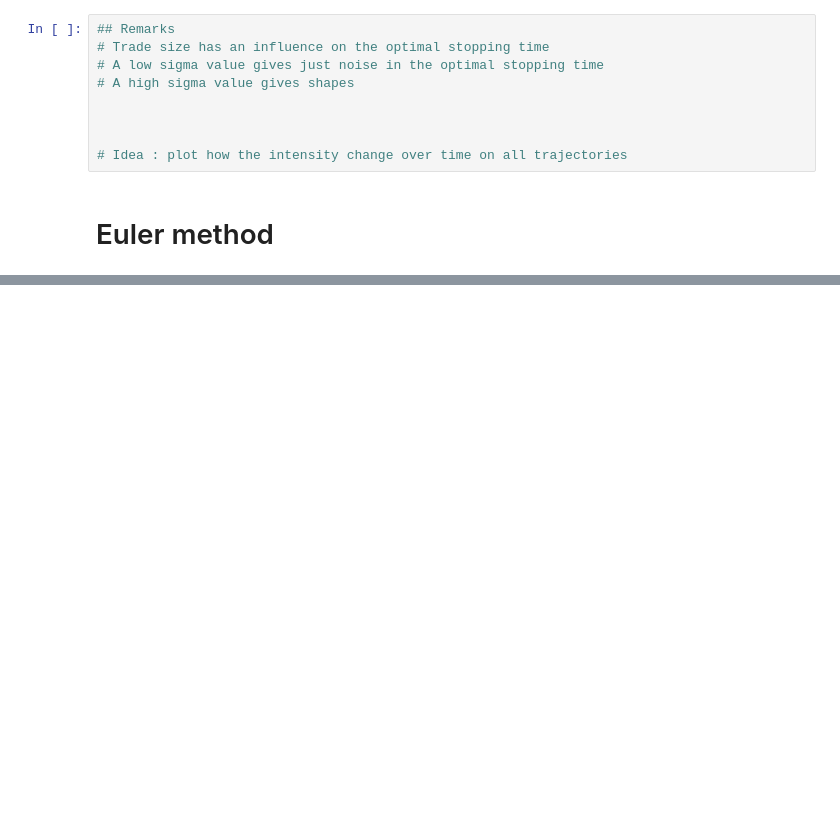
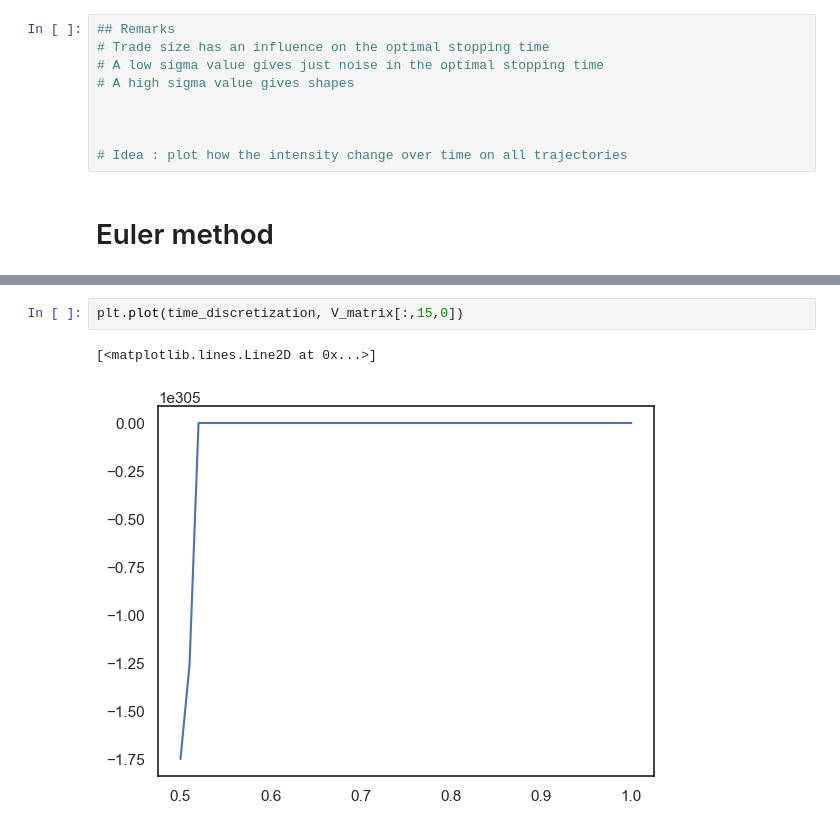
Before and after one commit to sb-bbr/AMM-Optimal-Exit-Time, a Jupyter notebook: Code/AMMSimulation.ipynb, the cells around one changed output, grey strips where cells are left out. Saved outputs shown, nothing was run; the diff lists cells and outputs as text; blank space fills up the shorter version.

```diff
--- a/Code/AMMSimulation.ipynb
+++ b/Code/AMMSimulation.ipynb
@@ -613,0 +656,5 @@ Time: 89
+# %%
+plt.plot(time_discretization, V_matrix[:,15,0])
+# %% [output]
+[<matplotlib.lines.Line2D at 0x...>]
+[figure, added]
```
Also changed, not shown: parts of 4 cells of this notebook, 5 other files.
